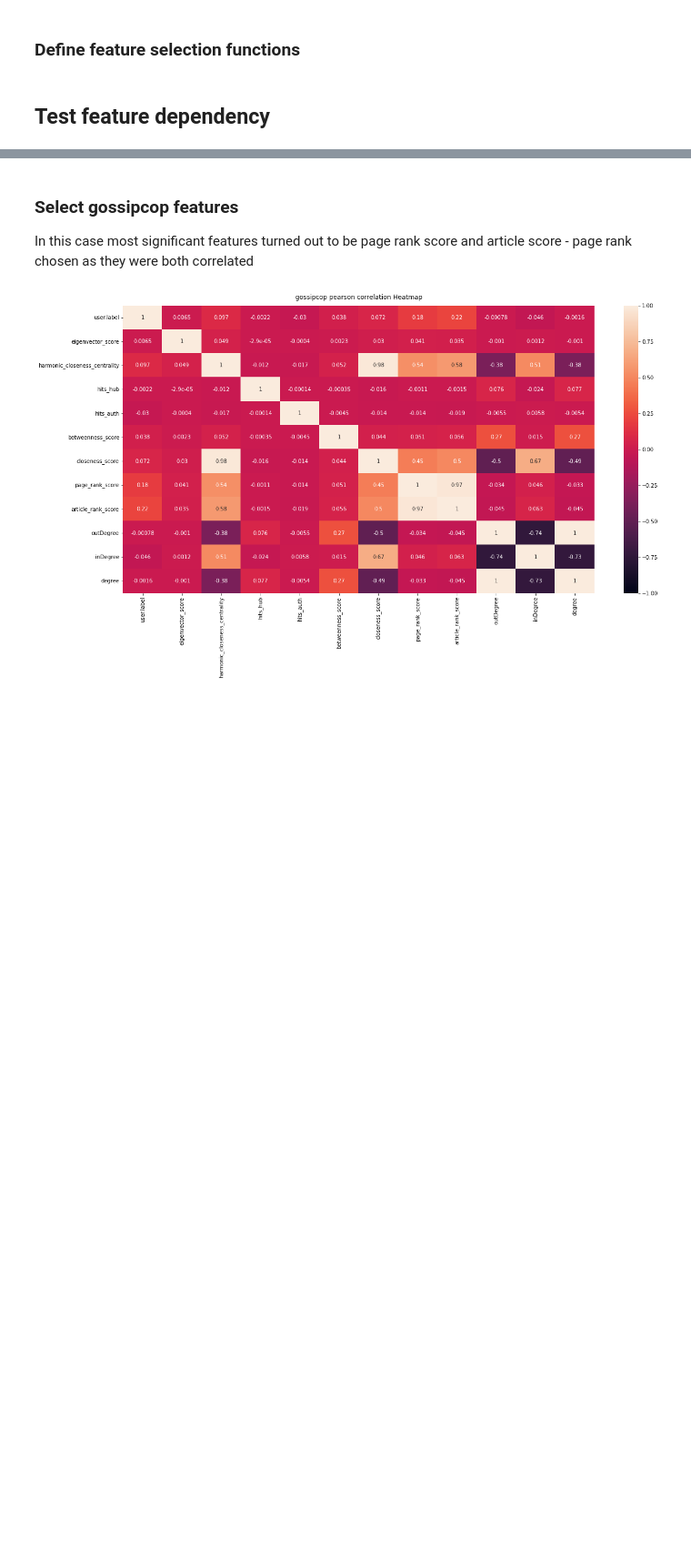
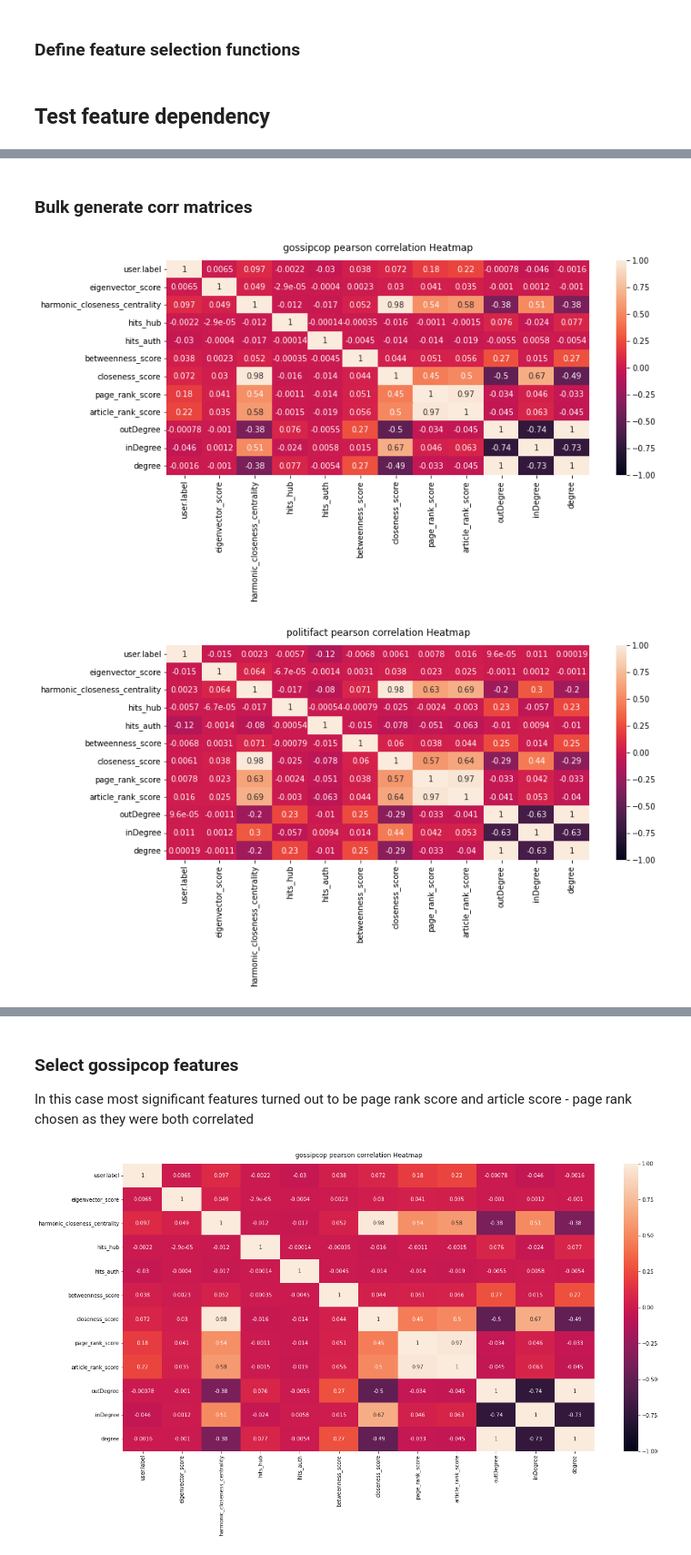
Before and after one commit to Patric/fkd-gs, a Jupyter notebook: notebooks/FakeNewsDetectionGraphSolutions.ipynb, the cells around one changed output, grey strips where cells are left out. Shown at 91% size. Saved outputs shown, nothing was run; the diff lists cells and outputs as text; code cells hidden in the pictures; blank space fills up the shorter version.

```diff
--- a/notebooks/FakeNewsDetectionGraphSolutions.ipynb
+++ b/notebooks/FakeNewsDetectionGraphSolutions.ipynb
@@ -66,6 +66,8 @@ fsf_followers_path = f"{features_directory_path}/MIB/FSF/"
 int_followers_path = f"{features_directory_path}/MIB/INT/"
 twt_followers_path = f"{features_directory_path}/MIB/TWT/"
 tfp_followers_path = f"{features_directory_path}/MIB/TFP/"
+
+politifact_gossipcop_followers_path = f"{features_directory_path}/fake_news_net_follower_network_sampled/"
 # %%
 features_files_names = [
     "eigenvector_to_label.csv",
@@ -292,0 +348,17 @@ def test_feature_dependency_for_dataset(df, df_name='Data frame'):
+# %% [markdown]
+### Bulk generate corr matrices
+# %%
+name = 'gossipcop'
+plot_pearson_corr_matrix(datasets[name], name)
+
+name = 'politifact'
+plot_pearson_corr_matrix(datasets[name], name)
+
+name = 'fake_news_skeleton_combined'
+plot_pearson_corr_matrix(datasets[name], name)
+
+name = 'mib_combined_at_least_1_degree'
+plot_pearson_corr_matrix(datasets[name], name)
+# %% [output]
+[figure, added]
+[figure, added]
```
Also changed, not shown: parts of 16 cells of this notebook.
